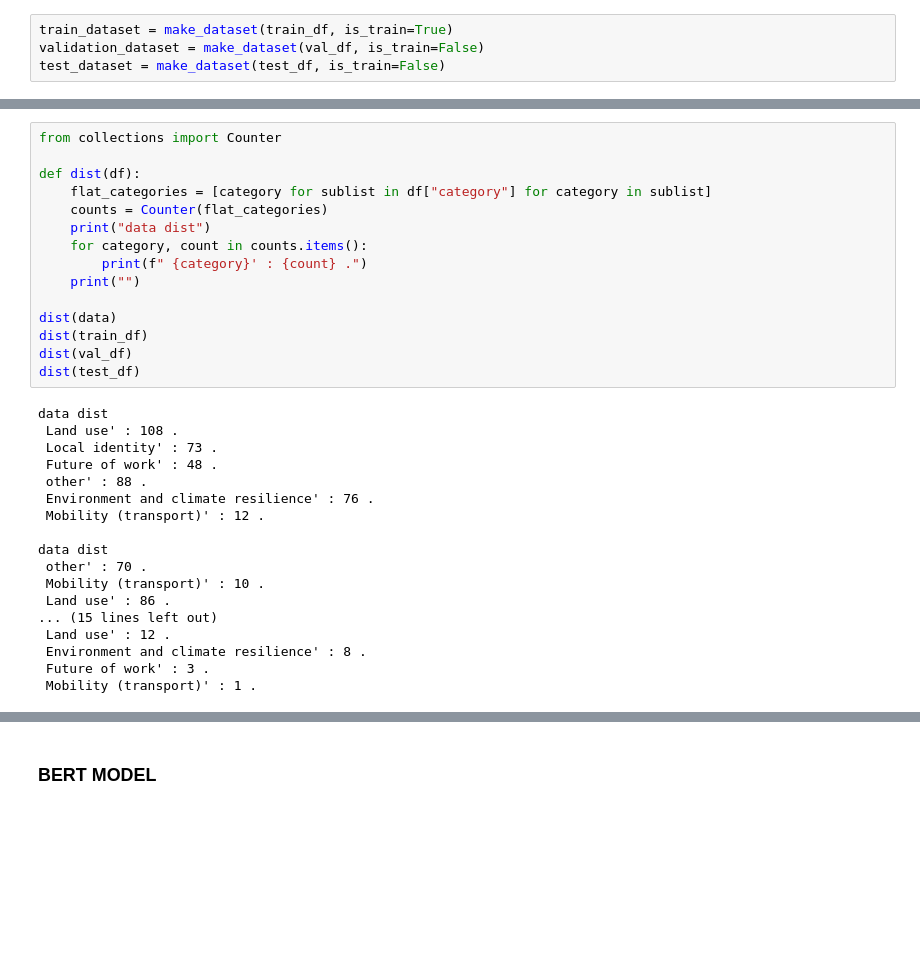
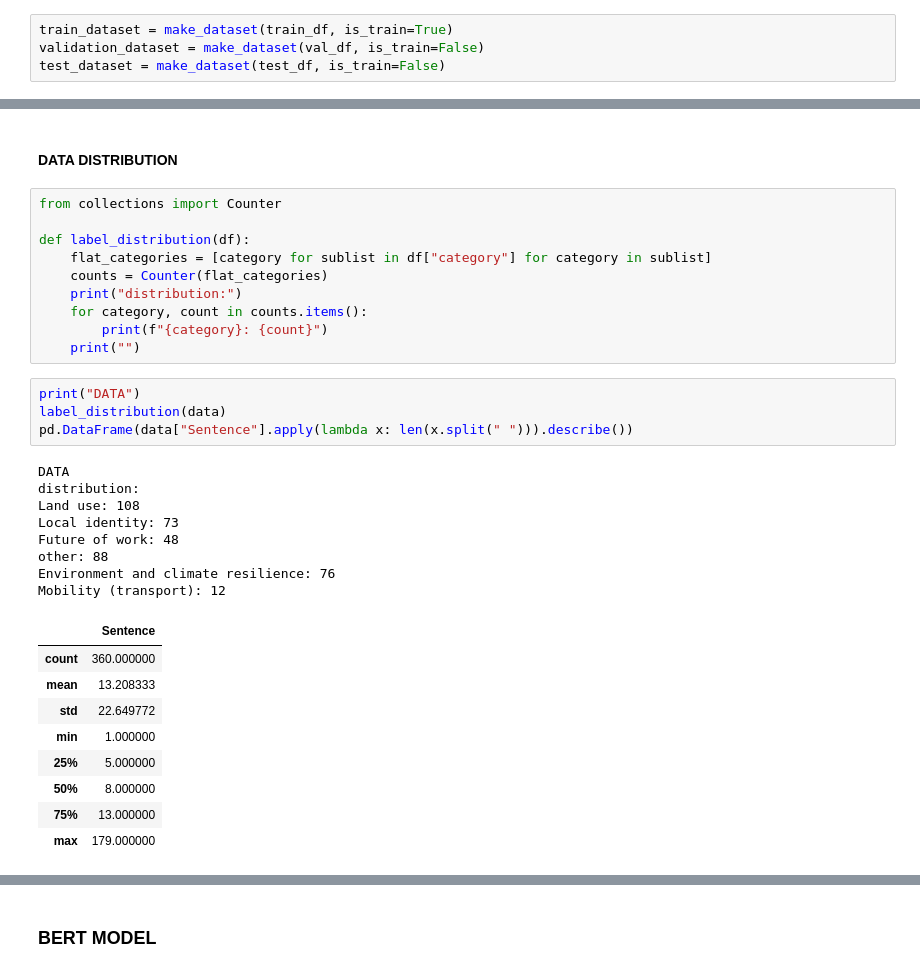
Before and after one commit to renanarimon/ProBogota, a Jupyter notebook: Text_Class.ipynb, the cells around one changed output, grey strips where cells are left out. Cells and saved outputs as stored; diff of their text form; blank space fills up the shorter version.

```diff
--- a/Text_Class.ipynb
+++ b/Text_Class.ipynb
@@ -378,33 +338,34 @@ test_df
+# %% [markdown]
+#### DATA DISTRIBUTION
 # %%
 from collections import Counter
 
-def dist(df):
+def label_distribution(df):
     flat_categories = [category for sublist in df["category"] for category in sublist]
     counts = Counter(flat_categories)
-    print("data dist")
+    print("distribution:")
     for category, count in counts.items():
-        print(f" {category}' : {count} .")
+        print(f"{category}: {count}")
     print("")
-
-dist(data)
-dist(train_df)
-dist(val_df)
-dist(test_df)
-# %% [output]
-data dist
- Land use' : 108 .
- Local identity' : 73 .
- Future of work' : 48 .
- other' : 88 .
- Environment and climate resilience' : 76 .
- Mobility (transport)' : 12 .
-
-data dist
- other' : 70 .
- Mobility (transport)' : 10 .
- Land use' : 86 .
-... (15 lines left out)
- Land use' : 12 .
- Environment and climate resilience' : 8 .
- Future of work' : 3 .
- Mobility (transport)' : 1 .
+# %%
+print("DATA")
+label_distribution(data)
+pd.DataFrame(data["Sentence"].apply(lambda x: len(x.split(" "))).describe())
+# %% [output]
+DATA
+distribution:
+Land use: 108
+Local identity: 73
+Future of work: 48
+other: 88
+Environment and climate resilience: 76
+Mobility (transport): 12
+|  | Sentence |
+| count | 360.000000 |
+| mean | 13.208333 |
+| std | 22.649772 |
+| min | 1.000000 |
+| 25% | 5.000000 |
+| 50% | 8.000000 |
+| 75% | 13.000000 |
+| max | 179.000000 |
```
Also changed, not shown: parts of 48 cells of this notebook.
